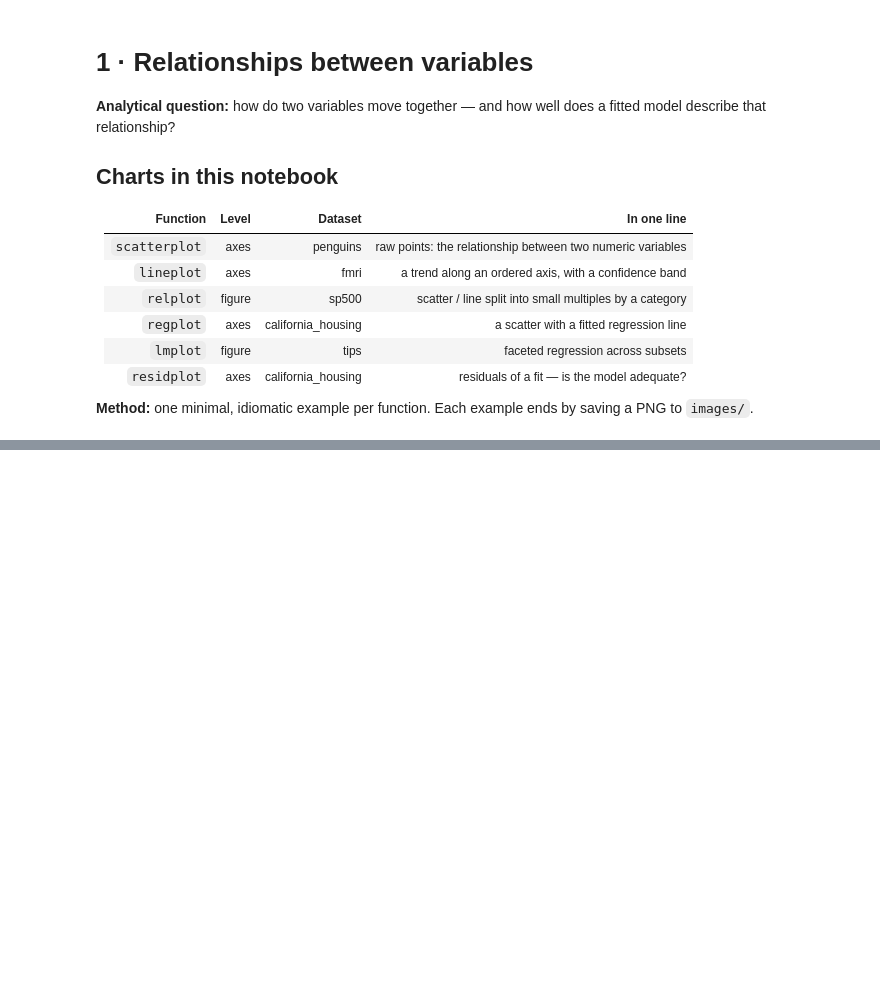
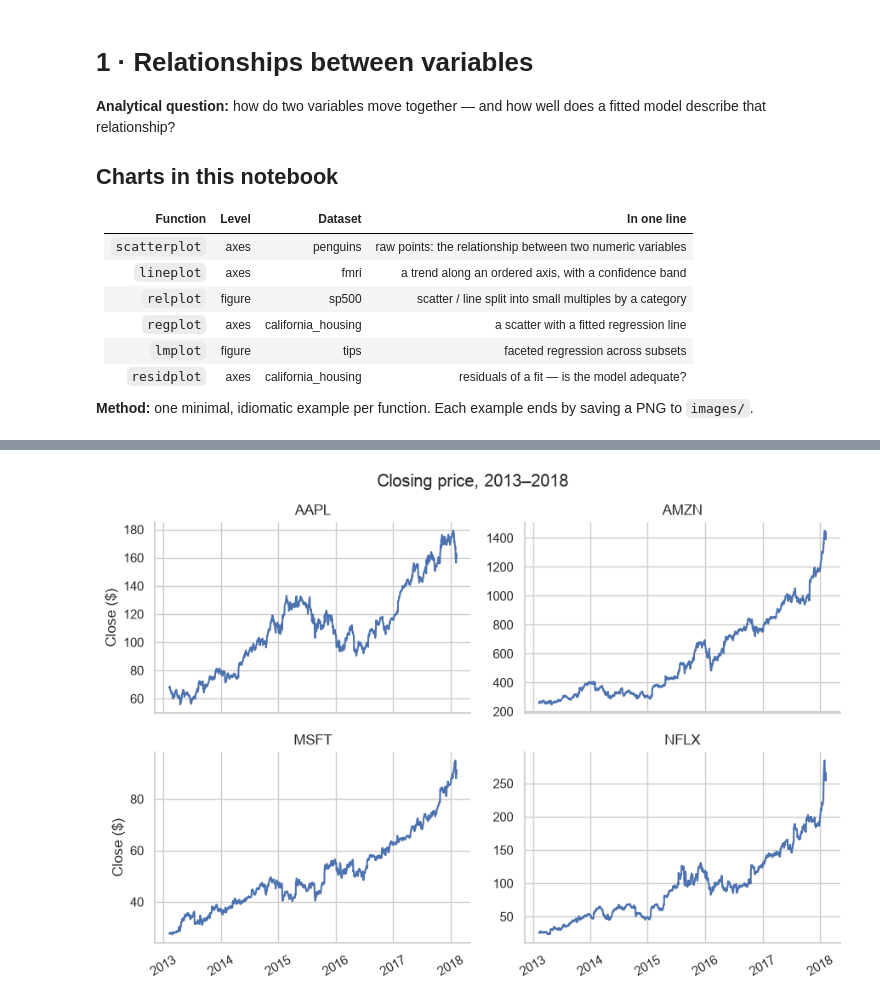
Before and after one commit to omri-sabag83/The-Seaborn-Portfolio, a Jupyter notebook: 1_Relationships.ipynb, the cells around one changed output, grey strips where cells are left out. Cells and saved outputs as stored; diff of their text form; code cells hidden in the pictures; blank space fills up the shorter version.

```diff
--- a/1_Relationships.ipynb
+++ b/1_Relationships.ipynb
@@ -29,0 +100,19 @@ sns.set_theme(style="whitegrid")
+# %%
+tickers = ["AAPL", "MSFT", "AMZN", "NFLX"]
+subset = sp500[sp500["ticker"].isin(tickers)]
+
+g = sns.relplot(
+    data=subset,
+    x="date", y="close", col="ticker",
+    kind="line", col_wrap=2,
+    height=3, aspect=1.5,
+    facet_kws={"sharey": False},
+)
+g.set_titles("{col_name}")
+g.set_axis_labels("", "Close ($)")
+for ax in g.axes.flat:
+    ax.tick_params(axis="x", rotation=30)
+g.figure.suptitle("Closing price, 2013–2018", y=1.03)
+g.savefig("images/1_relplot.png", dpi=150, bbox_inches="tight")
+# %% [output]
+[figure, added]
```
Also changed, not shown: parts of 18 cells of this notebook, 7 other files.
